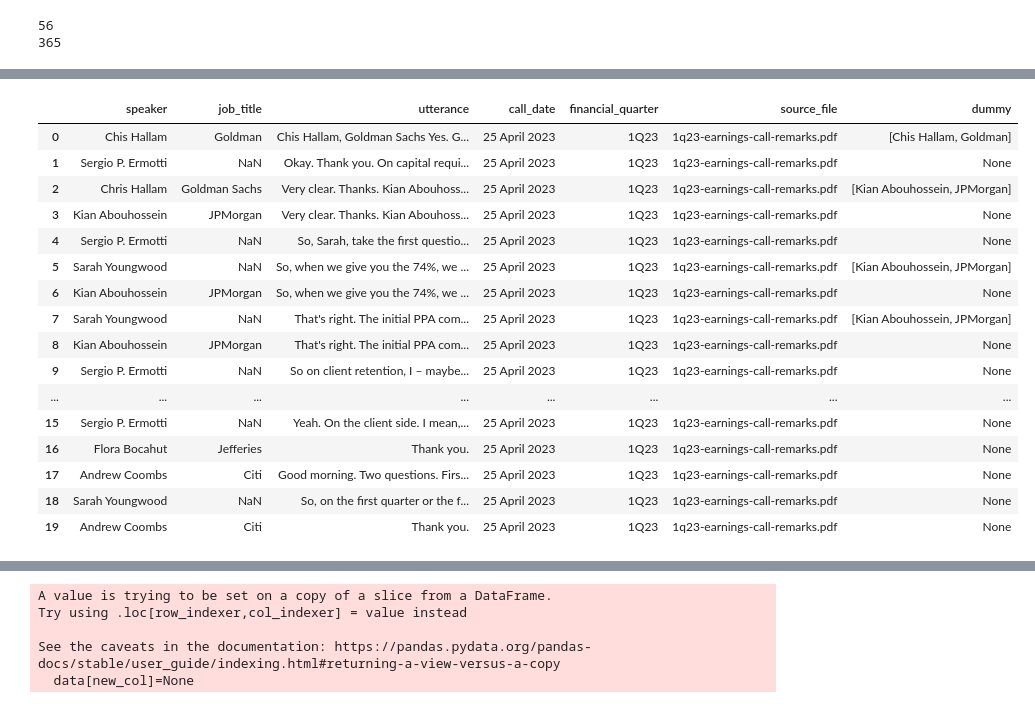
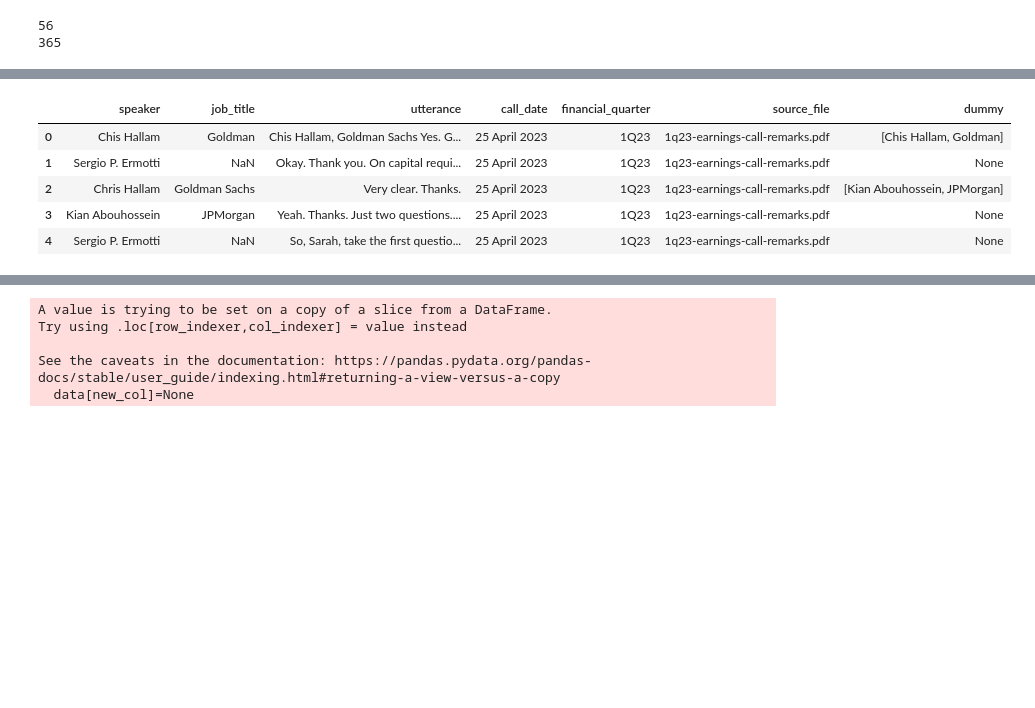
Before and after one commit to sheldonkemper/bank_of_england, a Jupyter notebook: notebooks/processed/ct_preprocessing_ubs_original.ipynb, the cells around one changed output, grey strips where cells are left out. Cells and saved outputs as stored; diff of their text form; code cells hidden in the pictures; blank space fills up the shorter version.

Commit message:
cleaning text to splite duplicated text

```diff
--- a/notebooks/processed/ct_preprocessing_ubs_original.ipynb
+++ b/notebooks/processed/ct_preprocessing_ubs_original.ipynb
@@ -237,18 +216,19 @@ print(total)
 56
 365
 # %%
-i=0
-
 for  i in qa_data.index:
   matches = re.findall(pattern, str(qa_data['utterance'][i]))
+  #print(matches[0])
   if matches and i==0:
     qa_data.at[i, 'speaker'] = matches
-
+    #print(matches)
   elif matches:
     new_index=i+0.5
-    qa_data.loc[new_index] = {"speaker":matches,"job_title":matches,"utterance":qa_data["utterance"][i], "call_date":qa_data["call_date"][i], "financial_quarter":qa_data["financial_quarter"][i],"source_file":qa_data["source_file"][i], "dummy":None}
-    #qa_data.loc[i+0.5] = {"speaker":matches,"job_title":None,"utterance":None, "call_date":None, "financial_quarter":None,"source_file":None, "dummy":None}
-    #qa_data.at[i+0.5, 'speaker'] = matches
+    parts1 = [part.strip() for part in qa_data['utterance'][i].split(matches[0])]
+    qa_data.at[i, 'utterance'] = parts1[0]
+    qa_data.loc[new_index] = {"speaker":matches,"job_title":matches,"utterance":parts1[1], "call_date":qa_data["call_date"][i], "financial_quarter":qa_data["financial_quarter"][i],"source_file":qa_data["source_file"][i], "dummy":None}
+    #print(parts1[0])
+    print(parts1[1])
 
   else:
     continue
@@ -304,23 +277,12 @@ Credit Suisse
 # %%
-qa_data.head(20)
+qa_data.head()
 # %% [output]
 |  | speaker | job_title | utterance | call_date | financial_quarter | source_file | dummy |
 | 0 | Chis Hallam | Goldman | Chis Hallam, Goldman Sachs Yes. G... | 25 April 2023 | 1Q23 | 1q23-earnings-call-remarks.pdf | [Chis Hallam, Goldman] |
 | 1 | Sergio P. Ermotti | NaN | Okay. Thank you. On capital requi... | 25 April 2023 | 1Q23 | 1q23-earnings-call-remarks.pdf | None |
-| 2 | Chris Hallam | Goldman Sachs | Very clear. Thanks. Kian Abouhoss... | 25 April 2023 | 1Q23 | 1q23-earnings-call-remarks.pdf | [Kian Abouhossein, JPMorgan] |
-| 3 | Kian Abouhossein | JPMorgan | Very clear. Thanks. Kian Abouhoss... | 25 April 2023 | 1Q23 | 1q23-earnings-call-remarks.pdf | None |
+| 2 | Chris Hallam | Goldman Sachs | Very clear. Thanks. | 25 April 2023 | 1Q23 | 1q23-earnings-call-remarks.pdf | [Kian Abouhossein, JPMorgan] |
+| 3 | Kian Abouhossein | JPMorgan | Yeah. Thanks. Just two questions.... | 25 April 2023 | 1Q23 | 1q23-earnings-call-remarks.pdf | None |
 | 4 | Sergio P. Ermotti | NaN | So, Sarah, take the first questio... | 25 April 2023 | 1Q23 | 1q23-earnings-call-remarks.pdf | None |
-| 5 | Sarah Youngwood | NaN | So, when we give you the 74%, we ... | 25 April 2023 | 1Q23 | 1q23-earnings-call-remarks.pdf | [Kian Abouhossein, JPMorgan] |
-| 6 | Kian Abouhossein | JPMorgan | So, when we give you the 74%, we ... | 25 April 2023 | 1Q23 | 1q23-earnings-call-remarks.pdf | None |
-| 7 | Sarah Youngwood | NaN | That's right. The initial PPA com... | 25 April 2023 | 1Q23 | 1q23-earnings-call-remarks.pdf | [Kian Abouhossein, JPMorgan] |
-| 8 | Kian Abouhossein | JPMorgan | That's right. The initial PPA com... | 25 April 2023 | 1Q23 | 1q23-earnings-call-remarks.pdf | None |
-| 9 | Sergio P. Ermotti | NaN | So on client retention, I – maybe... | 25 April 2023 | 1Q23 | 1q23-earnings-call-remarks.pdf | None |
-| ... | ... | ... | ... | ... | ... | ... | ... |
-| 15 | Sergio P. Ermotti | NaN | Yeah. On the client side. I mean,... | 25 April 2023 | 1Q23 | 1q23-earnings-call-remarks.pdf | None |
-| 16 | Flora Bocahut | Jefferies | Thank you. | 25 April 2023 | 1Q23 | 1q23-earnings-call-remarks.pdf | None |
-| 17 | Andrew Coombs | Citi | Good morning. Two questions. Firs... | 25 April 2023 | 1Q23 | 1q23-earnings-call-remarks.pdf | None |
-| 18 | Sarah Youngwood | NaN | So, on the first quarter or the f... | 25 April 2023 | 1Q23 | 1q23-earnings-call-remarks.pdf | None |
-| 19 | Andrew Coombs | Citi | Thank you. | 25 April 2023 | 1Q23 | 1q23-earnings-call-remarks.pdf | None |
 # %%
 qa_data.to_csv("/content/ubs_qna_section.csv", index=False)
 # %%
```
Also changed, not shown: parts of 6 cells of this notebook.
